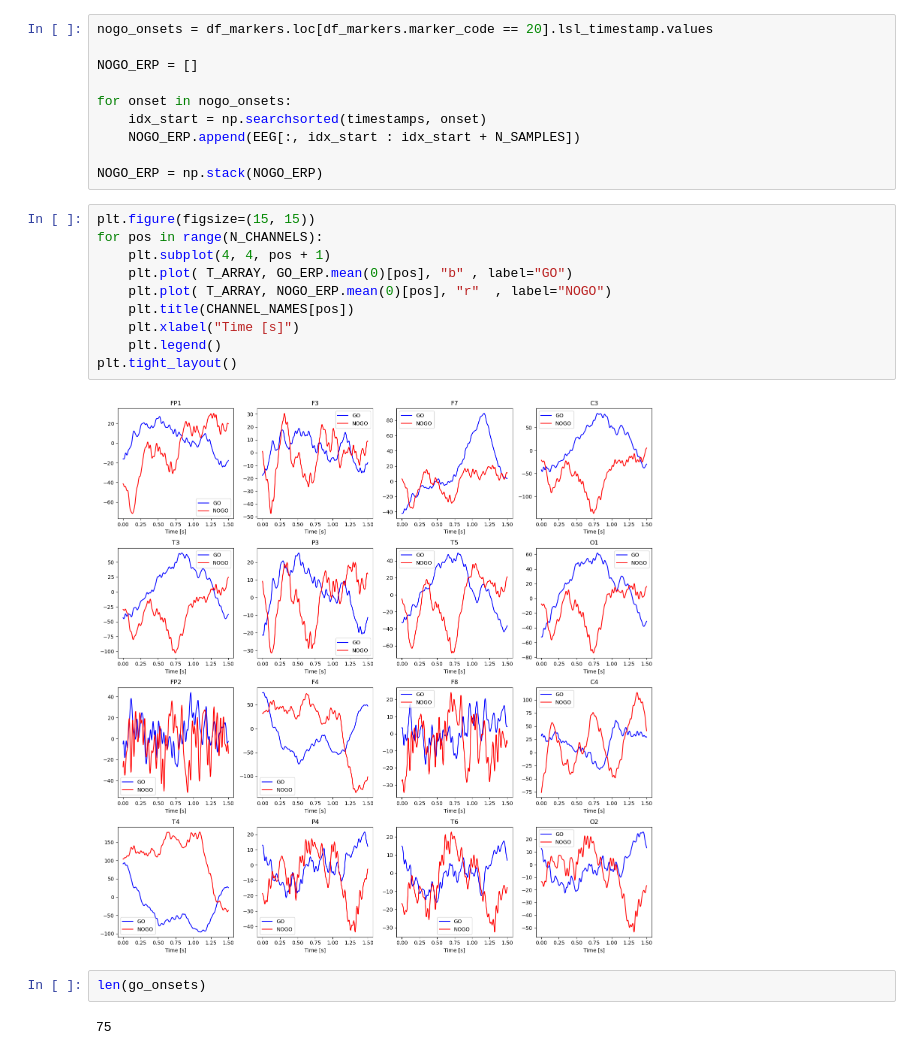
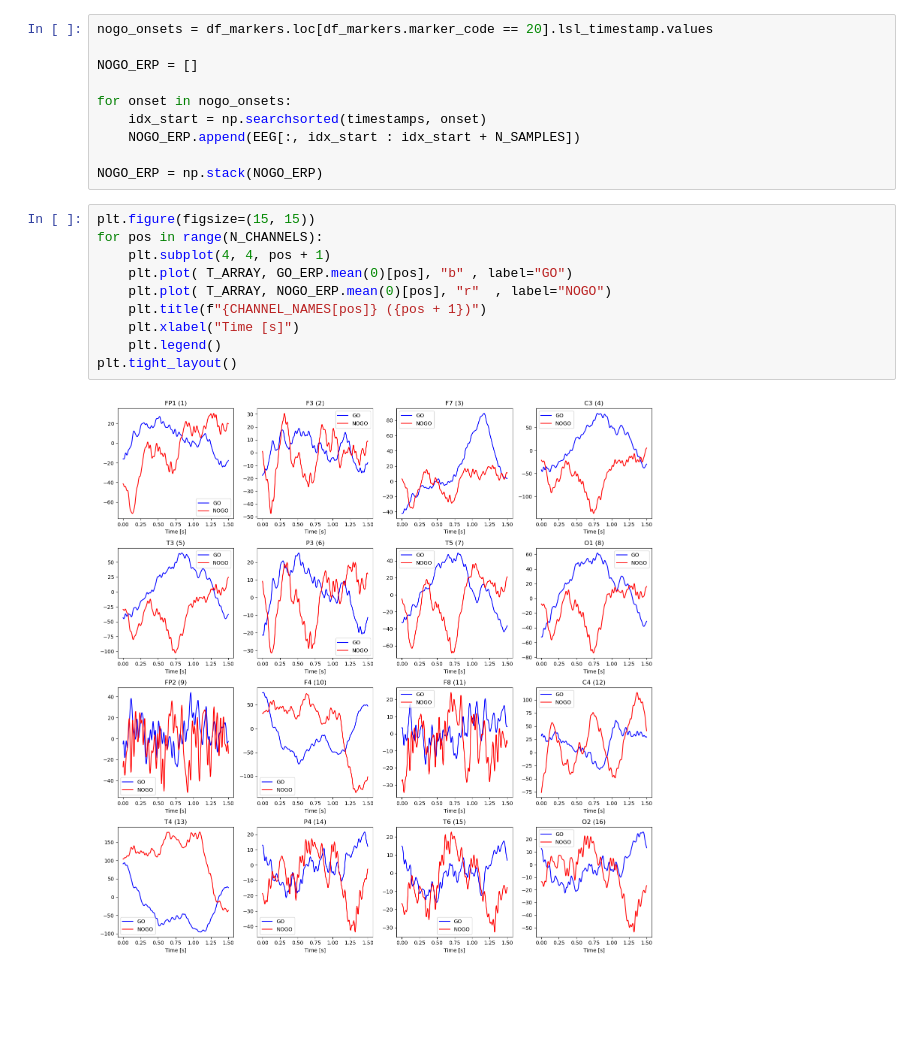
Before and after one commit to ViniciusLima94/EEG, a Jupyter notebook: notebooks/EEG-TEST.ipynb, the cells around one changed output. Drawn from its saved outputs; the diff is of its cells as text; blank space fills up the shorter version.

```diff
--- a/notebooks/EEG-TEST.ipynb
+++ b/notebooks/EEG-TEST.ipynb
@@ -96,17 +96,13 @@ NOGO_ERP = np.stack(NOGO_ERP)
 # %%
 plt.figure(figsize=(15, 15))
 for pos in range(N_CHANNELS):
     plt.subplot(4, 4, pos + 1)
     plt.plot( T_ARRAY, GO_ERP.mean(0)[pos], "b" , label="GO")
     plt.plot( T_ARRAY, NOGO_ERP.mean(0)[pos], "r"  , label="NOGO")
-    plt.title(CHANNEL_NAMES[pos])
+    plt.title(f"{CHANNEL_NAMES[pos]} ({pos + 1})")
     plt.xlabel("Time [s]")
     plt.legend()
 plt.tight_layout()
 # %% [output]
-[figure, old version]
+[figure, new version]
-# %%
-len(go_onsets)
-# %% [output]
-75
 # %%
```
Also changed, not shown: parts of 3 cells of this notebook.
